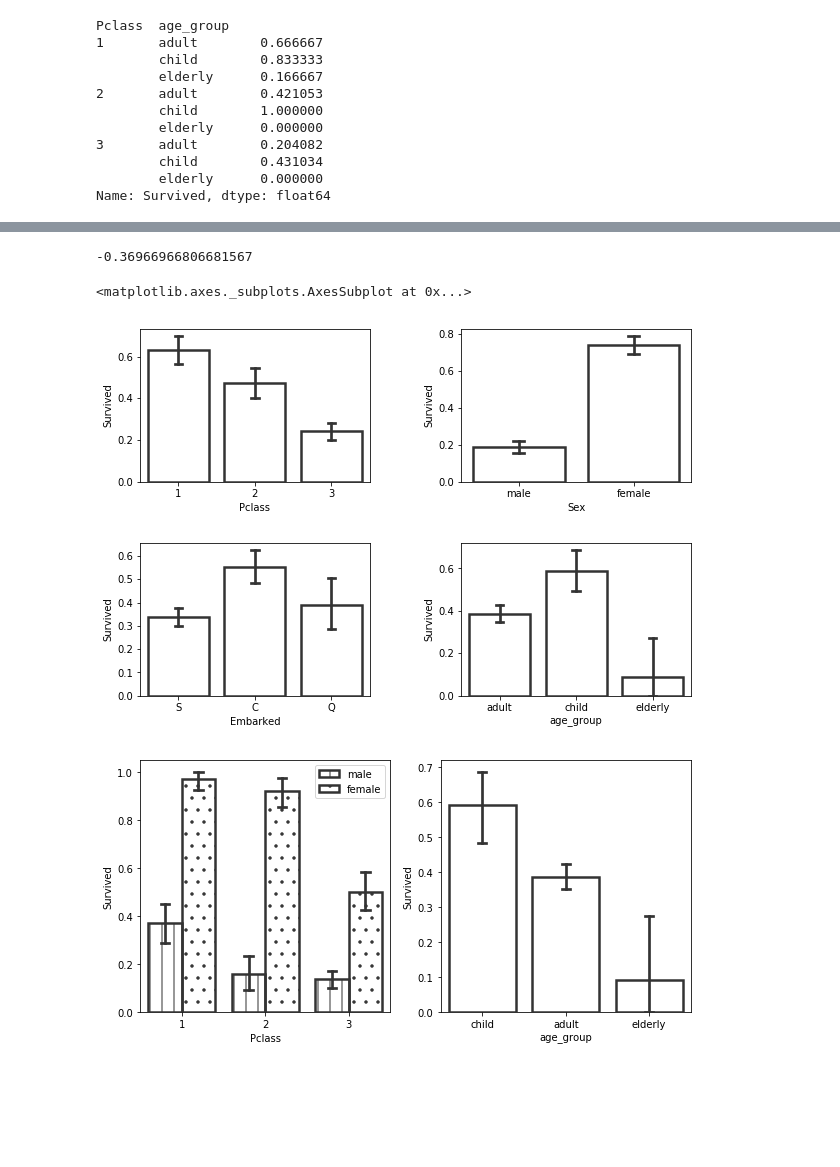
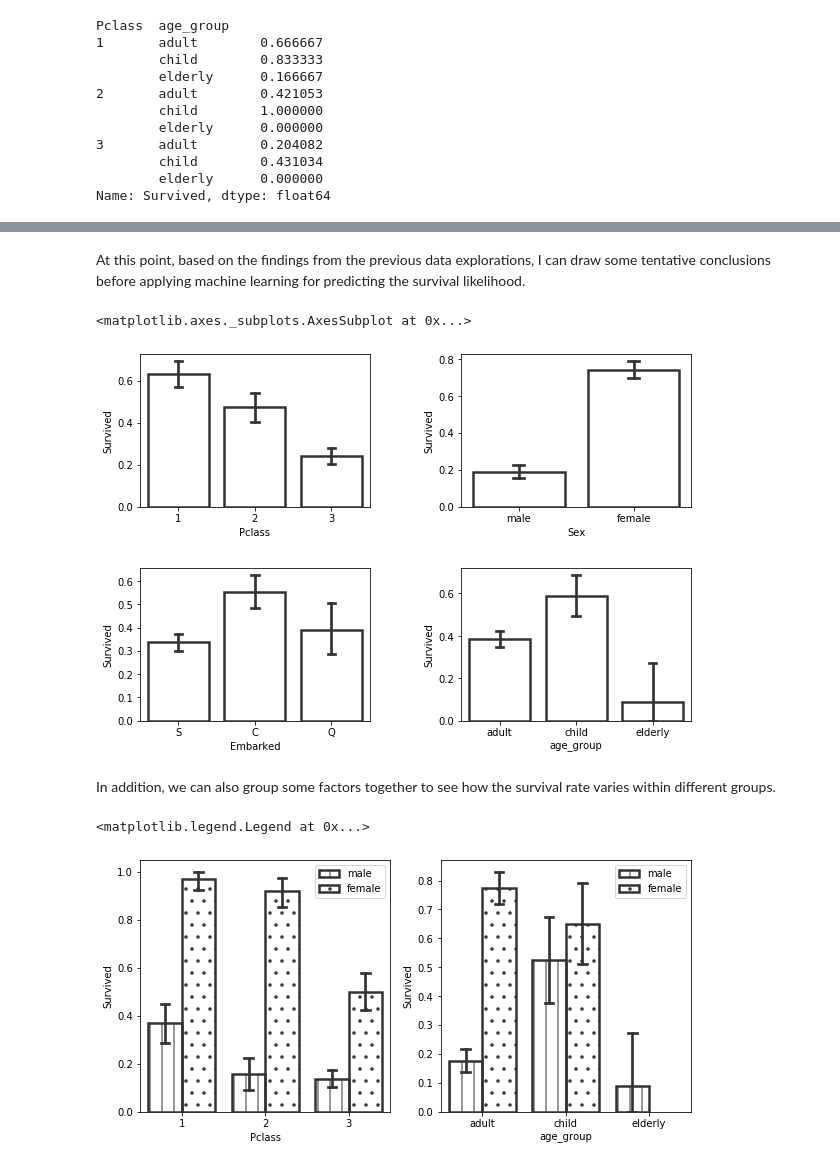
Before and after one commit to Kilie/titanic_survival_prediction, a Jupyter notebook: titanic_survival_prediction.ipynb, the cells around one changed output, grey strips where cells are left out. Drawn from its saved outputs; the diff is of its cells as text; code cells hidden in the pictures; blank space fills up the shorter version.

Commit message:
updating titanic_survival_prediction

```diff
--- a/titanic_survival_prediction.ipynb
+++ b/titanic_survival_prediction.ipynb
@@ -366,15 +281,0 @@ lineplot('Age')
-# %%
-fig, axis = plt.subplots(1, 2)
-plt.subplots_adjust(wspace=0.2, top=1.0,right=1.4)
-
-ax1 = sns.barplot(x=titanic['Pclass'], y=titanic['Survived'], hue=titanic['Sex'], capsize=.1, \
-                  ax=axis[0], linewidth=2.5, facecolor=(1, 1, 1, 0), errcolor=".2", edgecolor='.2')
-hatches = ['|', '|', '|', '.', '.', '.']
-# Loop over the bars
-for i,thisbar in enumerate(ax1.patches):
-    # Set a different hatch for each bar
-    thisbar.set_hatch(hatches[i])
-ax1.legend()
-
-ax2 = sns.barplot(x=titanic['age_group'], y=titanic['Survived'], ax=axis[1], order=['child', 'adult', 'elderly'], \
-                  capsize=.1, linewidth=2.5, facecolor=(1, 1, 1, 0), errcolor=".2", edgecolor='.2')
@@ -428,9 +307,0 @@ Name: Survived, dtype: float64
-# %%
-ax = sns.barplot(x=titanic['age_group'], y=titanic['Survived'], hue=titanic['Sex'], capsize=.1, \
-                linewidth=2.5, facecolor=(1, 1, 1, 0), errcolor=".2", edgecolor='.2')
-hatches = ['|', '|', '|', '.', '.', '.']
-# Loop over the bars
-for i,thisbar in enumerate(ax.patches):
-    # Set a different hatch for each bar
-    thisbar.set_hatch(hatches[i])
-ax.legend()
@@ -498,39 +352,45 @@ correlation(parents_children, survival)
-# %%
-correlation(age, passenger_class)
-# %% [output]
--0.36966966806681567
+# %% [markdown]
+At this point, based on the findings from the previous data explorations, I can draw some tentative conclusions before applying machine learning for predicting the survival likelihood.
 # %%
-# At this point, I can already draw some tentative findings before applying machine learning for prediction
+# At this point, I can draw some tentative findings before applying machine learning for prediction
 
 fig, axis=plt.subplots(2, 2)
 plt.subplots_adjust(wspace=0.4, hspace=0.4,  top=1.4,right=1.4)
-sns.barplot(y=titanic['Survived'], x=titanic['Pclass'], ax=axis[0,0], capsize=.1, \
+sns.barplot(y=survival, x=ticket_class, ax=axis[0,0], capsize=.1, \
             linewidth=2.5, facecolor=(1, 1, 1, 0), errcolor=".2", edgecolor='.2')
-sns.barplot(y=titanic['Survived'], x=titanic['Sex'], ax=axis[0,1], capsize=.1, \
+sns.barplot(y=survival, x=sex, ax=axis[0,1], capsize=.1, \
             linewidth=2.5, facecolor=(1, 1, 1, 0), errcolor=".2", edgecolor='.2')
-sns.barplot(y=titanic['Survived'], x=titanic['Embarked'], ax=axis[1,0], capsize=.1, \
+sns.barplot(y=survival, x=embark_port, ax=axis[1,0], capsize=.1, \
             linewidth=2.5, facecolor=(1, 1, 1, 0), errcolor=".2", edgecolor='.2')
-sns.barplot(y=titanic['Survived'], x=titanic['age_group'], ax=axis[1,1], capsize=.1, \
+sns.barplot(y=survival, x=age_group, ax=axis[1,1], capsize=.1, \
             linewidth=2.5, facecolor=(1, 1, 1, 0), errcolor=".2", edgecolor='.2')
 # %% [output]
 <matplotlib.axes._subplots.AxesSubplot at 0x...>
-[figure, old version]
+[figure, new version]
+# %% [markdown]
+In addition, we can also group some factors together to see how the survival rate varies within different groups.
 # %%
-fig, axis = plt.subplots(1, 2)
+fig, axis = plt.subplots(nrows=1, ncols=2, sharey=False)
 plt.subplots_adjust(wspace=0.2, top=1.0,right=1.4)
-ax1 = sns.barplot(x=titanic['Pclass'], y=titanic['Survived'], hue=titanic['Sex'], \
-                  ax=axis[0], capsize=.1, linewidth=2.5, facecolor=(1, 1, 1, 0), \
-                  errcolor=".2", edgecolor='.2')
 
+ax1 = sns.barplot(x=ticket_class, y=survival, hue=sex, capsize=.1, \
+                  ax=axis[0], linewidth=2.5, facecolor=(1, 1, 1, 0), errcolor=".2", edgecolor='.2')
 hatches = ['|', '|', '|', '.', '.', '.']
 # Loop over the bars
 for i,thisbar in enumerate(ax1.patches):
     # Set a different hatch for each bar
     thisbar.set_hatch(hatches[i])
-ax1.legend()
-ax2 = sns.barplot(x=titanic['age_group'], y=titanic['Survived'], ax=axis[1], \
-                  order=['child', 'adult', 'elderly'], capsize=.1, linewidth=2.5, \
-                   facecolor=(1, 1, 1, 0), errcolor=".2", edgecolor='.2')
+ax1.legend(loc='upper right')
+
+ax2 = sns.barplot(x=age_group, y=survival, hue=sex, ax=axis[1], capsize=.1, \
+                linewidth=2.5, facecolor=(1, 1, 1, 0), errcolor=".2", edgecolor='.2')
+hatches = ['|', '|', '|', '.', '.', '.']
+# Loop over the bars
+for i,thisbar in enumerate(ax2.patches):
+    # Set a different hatch for each bar
+    thisbar.set_hatch(hatches[i])
+ax2.legend(loc='upper right')
 # %% [output]
+<matplotlib.legend.Legend at 0x...>
-[figure, old version]
+[figure, new version]
 # %% [markdown]
```
Also changed, not shown: parts of 80 cells of this notebook.
